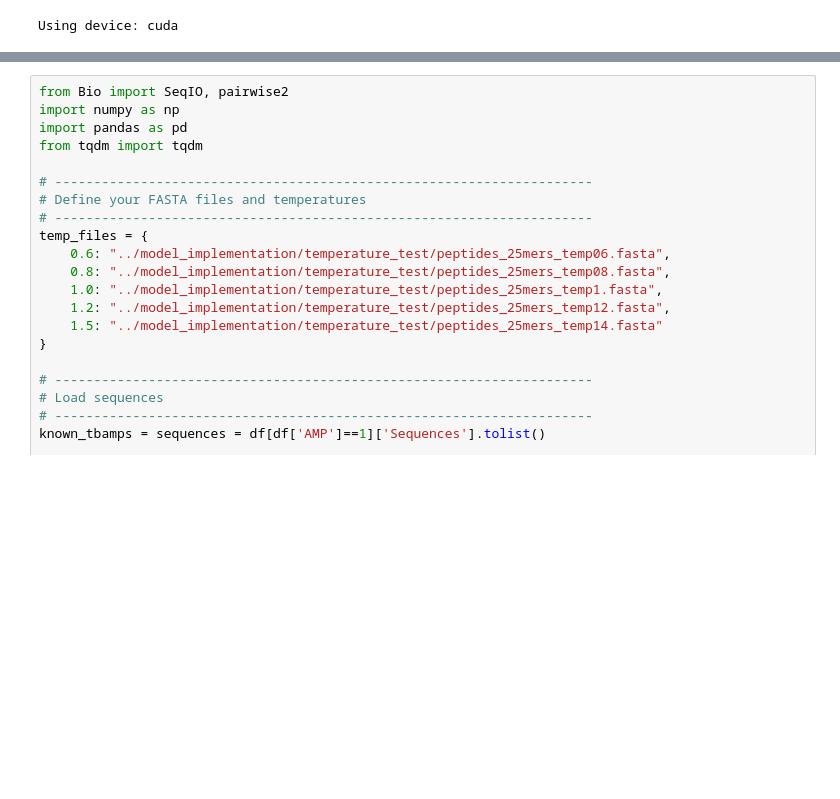
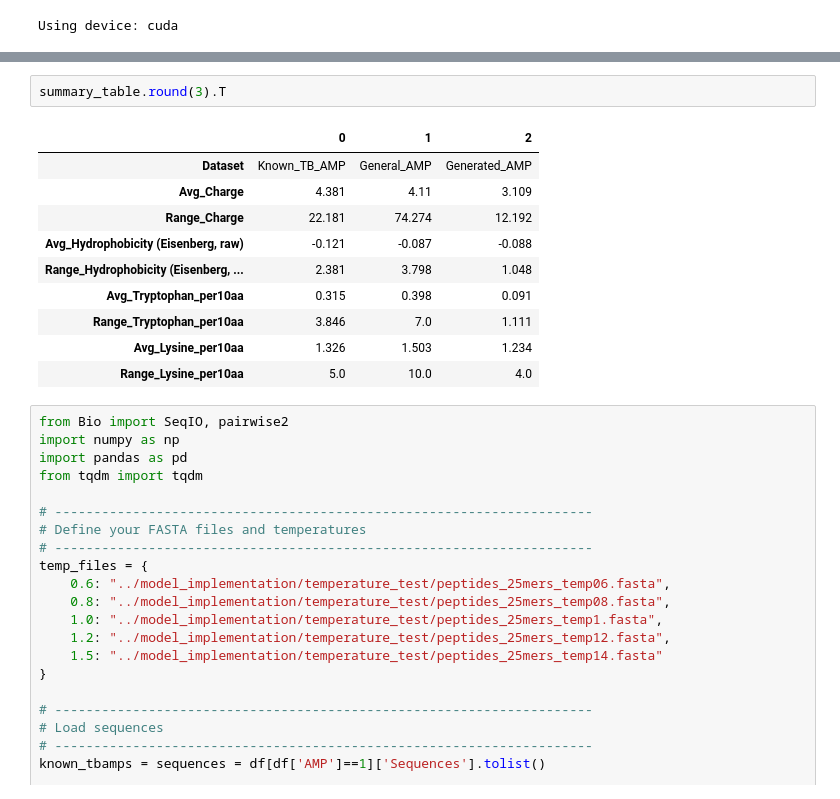
Before and after one commit to linfeng-wang/TB-AMP-design, a Jupyter notebook: model_scripts/seq_eval.ipynb, the cells around one changed output, grey strips where cells are left out. Drawn from its saved outputs; the diff is of its cells as text; blank space fills up the shorter version.

```diff
--- a/model_scripts/seq_eval.ipynb
+++ b/model_scripts/seq_eval.ipynb
@@ -46,3 +133,16 @@ Number of 'B' values: 0
+# %%
+summary_table.round(3).T
+# %% [output]
+|  | 0 | 1 | 2 |
+| Dataset | Known_TB_AMP | General_AMP | Generated_AMP |
+| Avg_Charge | 4.381 | 4.11 | 3.109 |
+| Range_Charge | 22.181 | 74.274 | 12.192 |
+| Avg_Hydrophobicity (Eisenberg, raw) | -0.121 | -0.087 | -0.088 |
+| Range_Hydrophobicity (Eisenberg, ... | 2.381 | 3.798 | 1.048 |
+| Avg_Tryptophan_per10aa | 0.315 | 0.398 | 0.091 |
+| Range_Tryptophan_per10aa | 3.846 | 7.0 | 1.111 |
+| Avg_Lysine_per10aa | 1.326 | 1.503 | 1.234 |
+| Range_Lysine_per10aa | 5.0 | 10.0 | 4.0 |
 # %%
 from Bio import SeqIO, pairwise2
 import numpy as np
```
Also changed, not shown: parts of 3 cells of this notebook, 1 other file.
